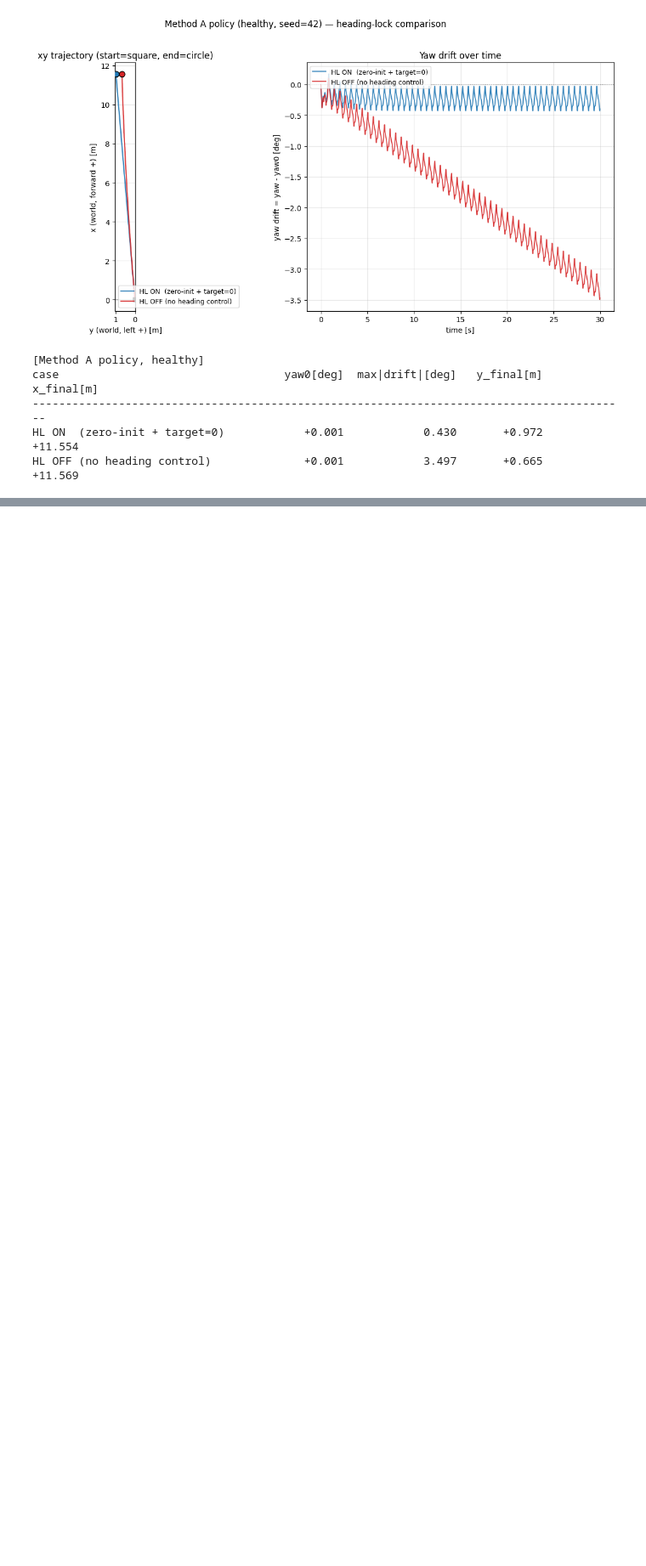
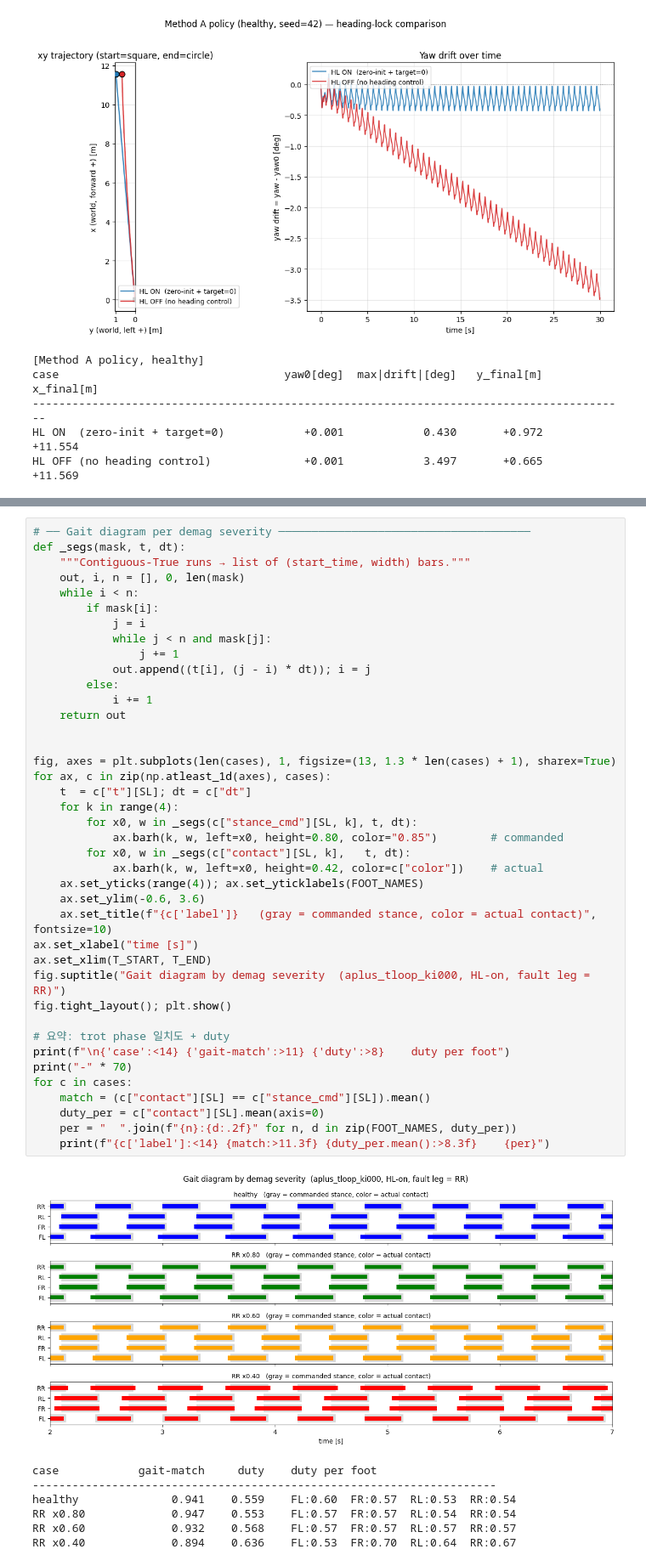
Before and after one commit to sunyoung-1206/unitree_rl_mjlab, a Jupyter notebook: results/heading_lock_compare/analyze.ipynb, the cells around one changed output, grey strips where cells are left out. Shown at 85% size. Saved outputs shown, nothing was run; the diff lists cells and outputs as text; blank space fills up the shorter version.

```diff
--- a/results/heading_lock_compare/analyze.ipynb
+++ b/results/heading_lock_compare/analyze.ipynb
@@ -1263,0 +1367,48 @@ HL OFF (no heading control)              +0.001            3.497       +0.665
+# %%
+# ── Gait diagram per demag severity ──────────────────────────────────────
+def _segs(mask, t, dt):
+    """Contiguous-True runs → list of (start_time, width) bars."""
+    out, i, n = [], 0, len(mask)
+    while i < n:
+        if mask[i]:
+            j = i
+            while j < n and mask[j]:
+                j += 1
+            out.append((t[i], (j - i) * dt)); i = j
+        else:
+            i += 1
+    return out
+
+
+fig, axes = plt.subplots(len(cases), 1, figsize=(13, 1.3 * len(cases) + 1), sharex=True)
+for ax, c in zip(np.atleast_1d(axes), cases):
+    t  = c["t"][SL]; dt = c["dt"]
+    for k in range(4):
+        for x0, w in _segs(c["stance_cmd"][SL, k], t, dt):
+            ax.barh(k, w, left=x0, height=0.80, color="0.85")        # commanded
+        for x0, w in _segs(c["contact"][SL, k],   t, dt):
+            ax.barh(k, w, left=x0, height=0.42, color=c["color"])    # actual
+    ax.set_yticks(range(4)); ax.set_yticklabels(FOOT_NAMES)
+    ax.set_ylim(-0.6, 3.6)
+    ax.set_title(f"{c['label']}   (gray = commanded stance, color = actual contact)", fontsize=10)
+ax.set_xlabel("time [s]")
+ax.set_xlim(T_START, T_END)
+fig.suptitle("Gait diagram by demag severity  (aplus_tloop_ki000, HL-on, fault leg = RR)")
+fig.tight_layout(); plt.show()
+
+# 요약: trot phase 일치도 + duty
+print(f"\n{'case':<14} {'gait-match':>11} {'duty':>8}    duty per foot")
+print("-" * 70)
+for c in cases:
+    match = (c["contact"][SL] == c["stance_cmd"][SL]).mean()
+    duty_per = c["contact"][SL].mean(axis=0)
+    per = "  ".join(f"{n}:{d:.2f}" for n, d in zip(FOOT_NAMES, duty_per))
+    print(f"{c['label']:<14} {match:>11.3f} {duty_per.mean():>8.3f}    {per}")
+# %% [output]
+[figure, added]
+case            gait-match     duty    duty per foot
+----------------------------------------------------------------------
+healthy              0.941    0.559    FL:0.60  FR:0.57  RL:0.53  RR:0.54
+RR x0.80             0.947    0.553    FL:0.57  FR:0.57  RL:0.54  RR:0.54
+RR x0.60             0.932    0.568    FL:0.57  FR:0.57  RL:0.57  RR:0.57
+RR x0.40             0.894    0.636    FL:0.53  FR:0.70  RL:0.64  RR:0.67
```
Also changed, not shown: parts of 6 cells of this notebook, 6 other files.
